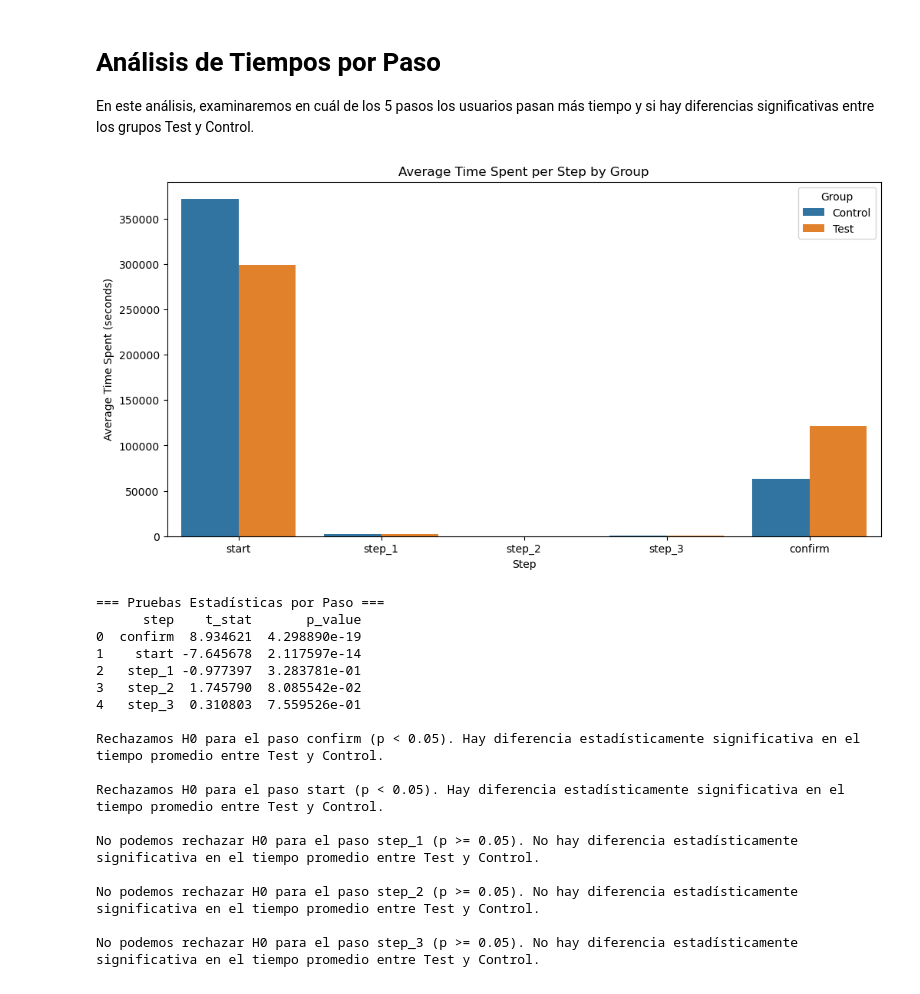
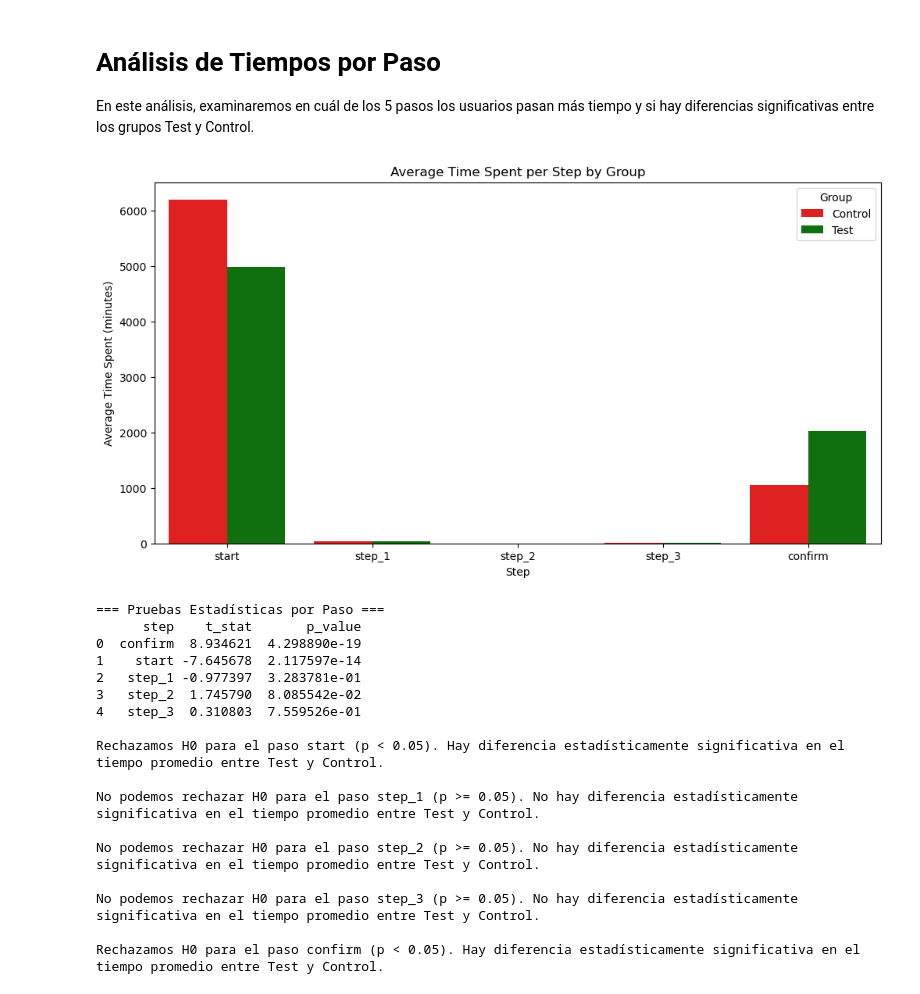
Before and after one commit to jesuserro/eda-testing-vanguard, a Jupyter notebook: src/kpi/1_4_CR_steps_analysis.ipynb, the cells around one changed output. Cells and saved outputs as stored; diff of their text form; code cells hidden in the pictures.

```diff
--- a/src/kpi/1_4_CR_steps_analysis.ipynb
+++ b/src/kpi/1_4_CR_steps_analysis.ipynb
@@ -41,6 +41,9 @@ step_data = df.groupby(['client_id', 'process_step', 'variation']).agg({'time_sp
 # --------------------------------------------------
 avg_time_per_step = step_data.groupby(['process_step', 'variation']).agg({'time_spent': 'mean'}).reset_index()
 
+# Convertir el tiempo promedio de segundos a minutos
+avg_time_per_step['time_spent'] = avg_time_per_step['time_spent'] / 60
+
 # --------------------------------------------------
 # PASO 7: Ordenar las categorías de process_step
 # --------------------------------------------------
@@ -52,40 +55,41 @@ avg_time_per_step = avg_time_per_step.sort_values('process_step')
 # PASO 8: Visualizar los resultados
 # --------------------------------------------------
 plt.figure(figsize=(12, 6))
-sns.barplot(x='process_step', y='time_spent', hue='variation', data=avg_time_per_step)
+sns.barplot(x='process_step', y='time_spent', hue='variation', data=avg_time_per_step, palette={'Test': 'green', 'Control': 'red'})
 plt.title('Average Time Spent per Step by Group')
 plt.xlabel('Step')
-plt.ylabel('Average Time Spent (seconds)')
+plt.ylabel('Average Time Spent (minutes)')
 plt.legend(title='Group')
 plt.show()
 
 # --------------------------------------------------
 # PASO 9: Realizar pruebas estadísticas para cada paso
 # --------------------------------------------------
 results = []
 for step in step_data['process_step'].unique():
     test_times = step_data[(step_data['process_step'] == step) & (step_data['variation'] == 'Test')]['time_spent']
     control_times = step_data[(step_data['process_step'] == step) & (step_data['variation'] == 'Control')]['time_spent']
     t_stat, p_value = stats.ttest_ind(test_times, control_times)
     results.append({'step': step, 't_stat': t_stat, 'p_value': p_value})
 
 # Convertir los resultados a un DataFrame
 results_df = pd.DataFrame(results)
 
 # Mostrar los resultados
 print("=== Pruebas Estadísticas por Paso ===")
 print(results_df)
 
 # --------------------------------------------------
 # PASO 10: Conclusión
 # --------------------------------------------------
-for index, row in results_df.iterrows():
+for step in order:
+    row = results_df[results_df['step'] == step].iloc[0]
     if row['p_value'] < 0.05:
         print(f"\nRechazamos H0 para el paso {row['step']} (p < 0.05). Hay diferencia estadísticamente significativa en el tiempo promedio entre Test y Control.")
     else:
         print(f"\nNo podemos rechazar H0 para el paso {row['step']} (p >= 0.05). No hay diferencia estadísticamente significativa en el tiempo promedio entre Test y Control.")
 # %% [output]
-[figure, old version]
+[figure, new version]
 === Pruebas Estadísticas por Paso ===
       step    t_stat       p_value
 0  confirm  8.934621  4.298890e-19
@@ -94,8 +98,6 @@ for index, row in results_df.iterrows():
 3   step_2  1.745790  8.085542e-02
 4   step_3  0.310803  7.559526e-01
 
-Rechazamos H0 para el paso confirm (p < 0.05). Hay diferencia estadísticamente significativa en el tiempo promedio entre Test y Control.
-
 Rechazamos H0 para el paso start (p < 0.05). Hay diferencia estadísticamente significativa en el tiempo promedio entre Test y Control.
 
 No podemos rechazar H0 para el paso step_1 (p >= 0.05). No hay diferencia estadísticamente significativa en el tiempo promedio entre Test y Control.
@@ -103,3 +105,5 @@ No podemos rechazar H0 para el paso step_1 (p >= 0.05). No hay diferencia estad
 No podemos rechazar H0 para el paso step_2 (p >= 0.05). No hay diferencia estadísticamente significativa en el tiempo promedio entre Test y Control.
 
 No podemos rechazar H0 para el paso step_3 (p >= 0.05). No hay diferencia estadísticamente significativa en el tiempo promedio entre Test y Control.
+
+Rechazamos H0 para el paso confirm (p < 0.05). Hay diferencia estadísticamente significativa en el tiempo promedio entre Test y Control.
```
